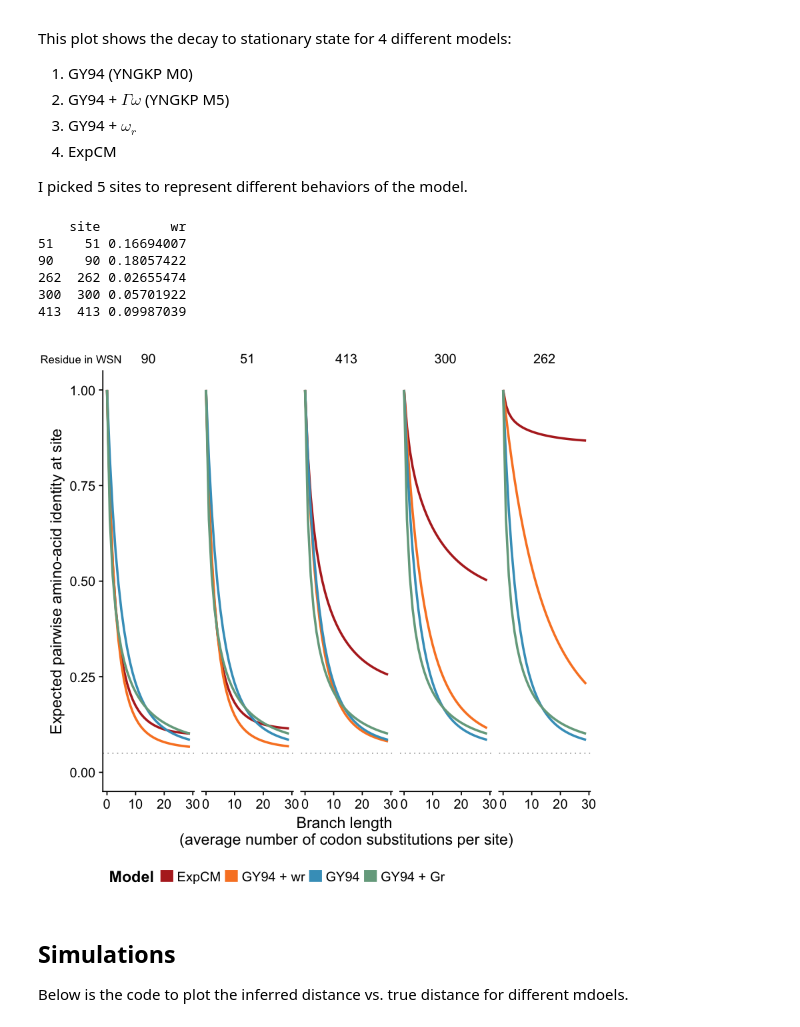
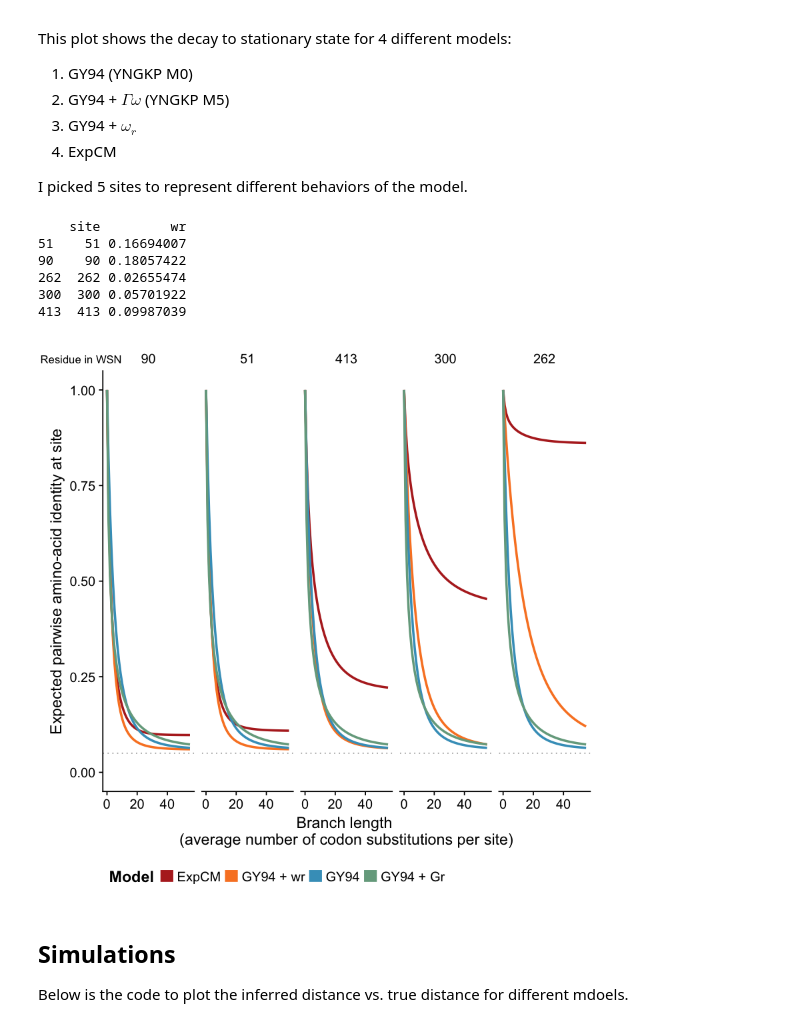
Before and after one commit to jbloomlab/divergence_timing_manuscript, a Jupyter notebook: manuscript/figures/figures.ipynb, the cells around one changed output. Saved outputs shown, nothing was run; the diff lists cells and outputs as text; code cells hidden in the pictures.

```diff
--- a/manuscript/figures/figures.ipynb
+++ b/manuscript/figures/figures.ipynb
@@ -144,37 +144,37 @@ I picked 5 sites to represent different behaviors of the model.
 # %%
 df = read.csv("../../analysis/decay_to_stationary/outputs/expected_identity_given_time_t.csv")
 targets = c(90,51,413,300,262) # sites to include in the plot
-time = 30 # width of the x-axis
+time = 55 # width of the x-axis
 df = df[is.element(df$Site, targets),]
 
 myColors <- c(red, orange, blue, green)
 fillScale <- scale_fill_manual(name = "Model", values = myColors)
 colorScale <- scale_color_manual(name = "Model", values = myColors)
 
 df$Site_f = factor(df$Site, levels=targets)
 df$Model = factor(df$Model, levels = c("ExpCM", "GY94 + wr", "GY94", "GY94 + Gr"))
 
 df <- df[which(df[,3]<=time),]
 
 p <- ggplot(df, aes(Time,f,color=Model)) + geom_line(size=1.0) + ylim(0,1.0)
 p <- p + facet_grid(~Site_f) + geom_hline(yintercept = 0.05, color = "darkgrey", linetype = "dotted")
 p <- p + theme(strip.background = element_blank(), legend.position = "bottom", legend.title= element_text(face="bold"), axis.text = element_text(size=12))
 p <- p + xlab("Branch length \n(average number of codon substitutions per site)") + ylab("Expected pairwise amino-acid identity at site")
 p <- p + colorScale + guides(colour = guide_legend(override.aes = list(size=5)))
 ggdraw(p) + draw_label("Residue in WSN", x = 0.15, y = 0.97, vjust = 1, hjust = 1, size = 10)
 ggsave("_raw_decay.png", width=9, height=5)
 
 wr = read.csv("../../analysis/decay_to_stationary/outputs/spielman_wr.csv")
 wr = wr[is.element(wr$site, targets),]
 print(wr)
 # %% [output]
     site         wr
 51    51 0.16694007
 90    90 0.18057422
 262  262 0.02655474
 300  300 0.05701922
 413  413 0.09987039
-[figure, old version]
+[figure, new version]
 # %% [markdown]
 ## Simulations
 
```
Also changed, not shown: parts of 6 cells of this notebook, 8 other files.
